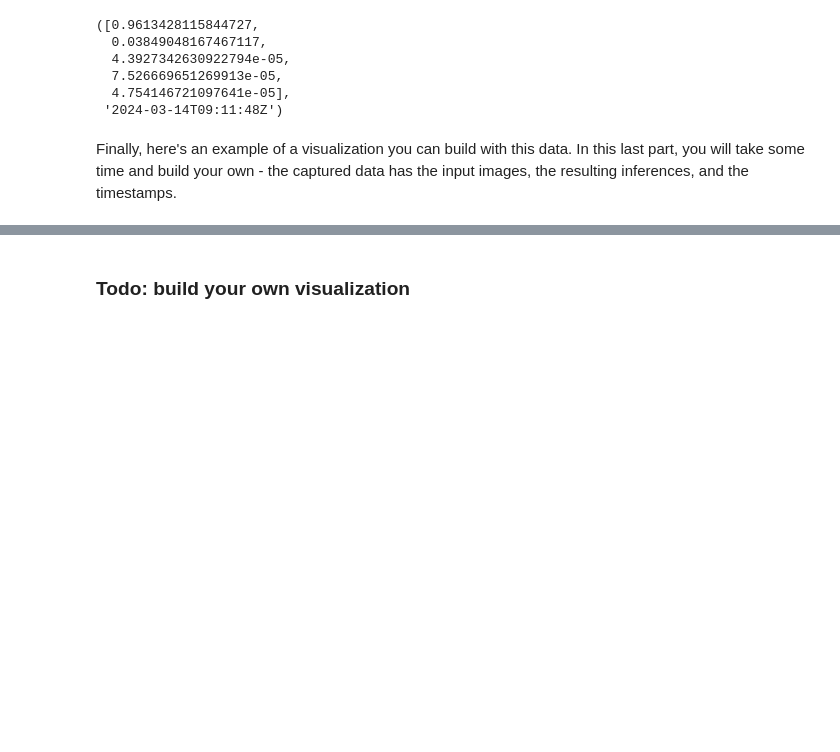
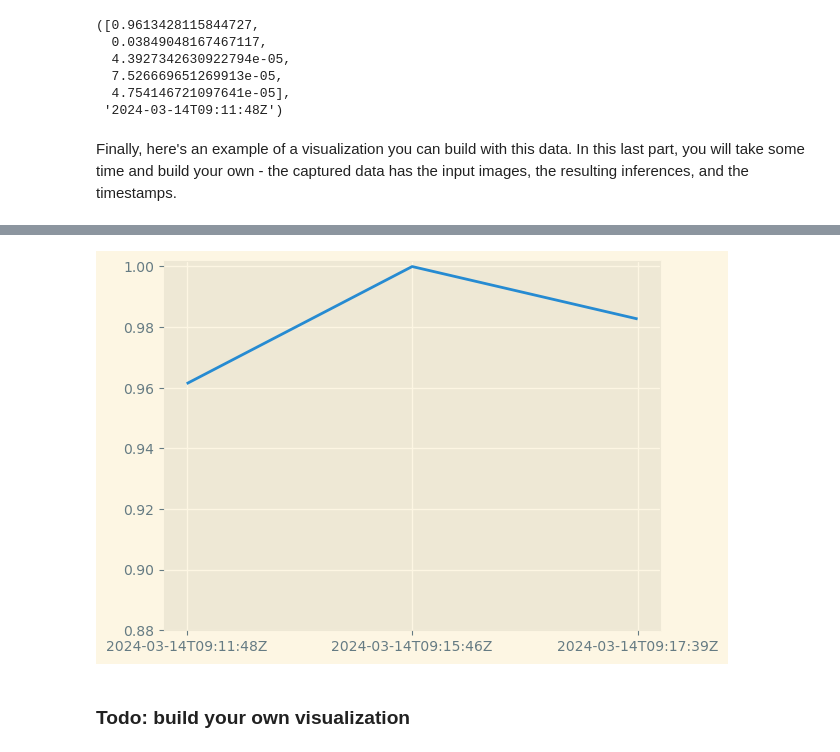
Before and after one commit to jatinbajaj777/SconesUnlimited, a Jupyter notebook: project/starter.ipynb, the cells around one changed output, grey strips where cells are left out. Cells and saved outputs as stored; diff of their text form; code cells hidden in the pictures; blank space fills up the shorter version.

```diff
--- a/project/starter.ipynb
+++ b/project/starter.ipynb
@@ -772,4 +767,18 @@ INFO:matplotlib.category:Using categorical units to plot a list of strings that
 [figure]
+# %%
+x = []
+y = []
+for obj in json_data:
+    inference, timestamp = simple_getter(obj)
+
+    y.append(max(inference))
+    x.append(timestamp)
+
+plt.plot(x, y)
+plt.ylim(bottom=.88)
+plt.show()
+# %% [output]
+[figure, added]
 # %% [markdown]
 ### Todo: build your own visualization
 # %% [markdown]
```
Also changed, not shown: parts of 3 cells of this notebook.
